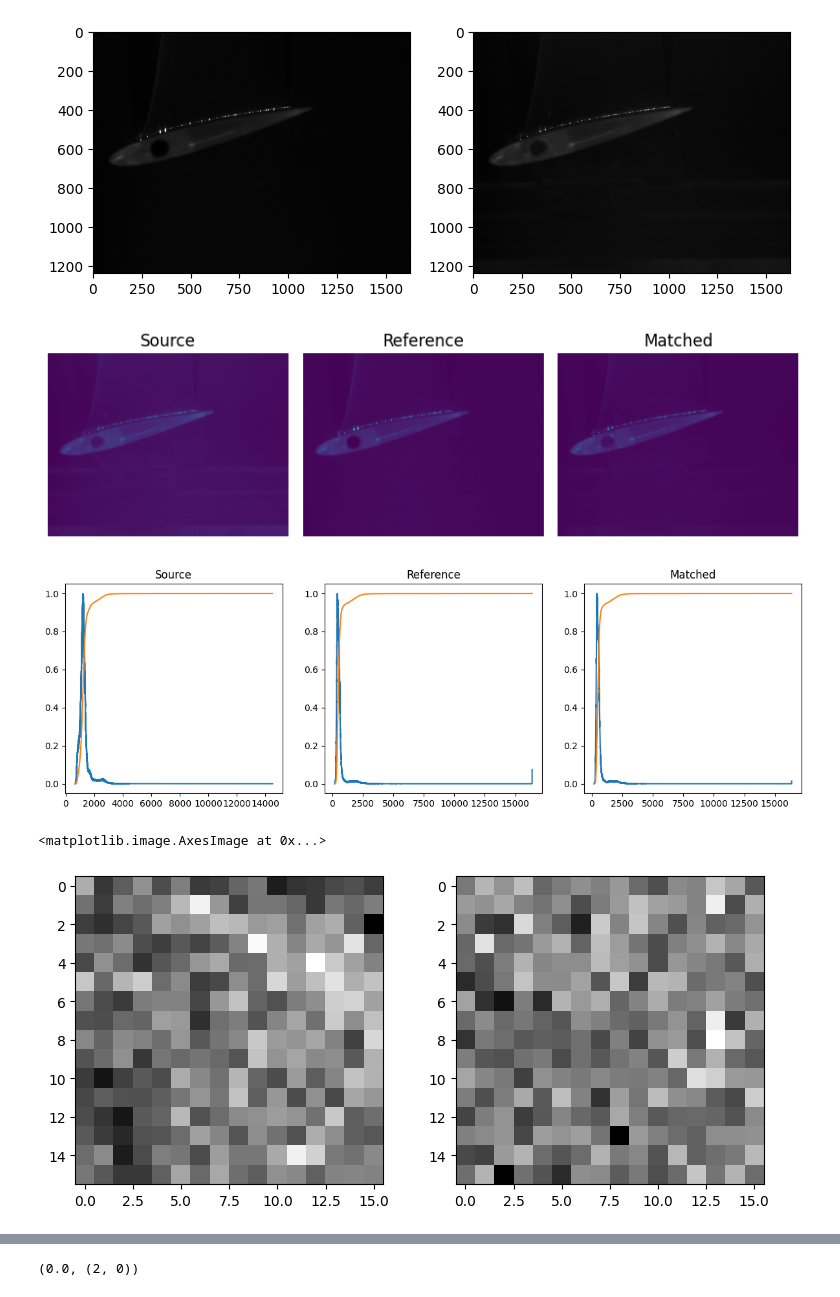
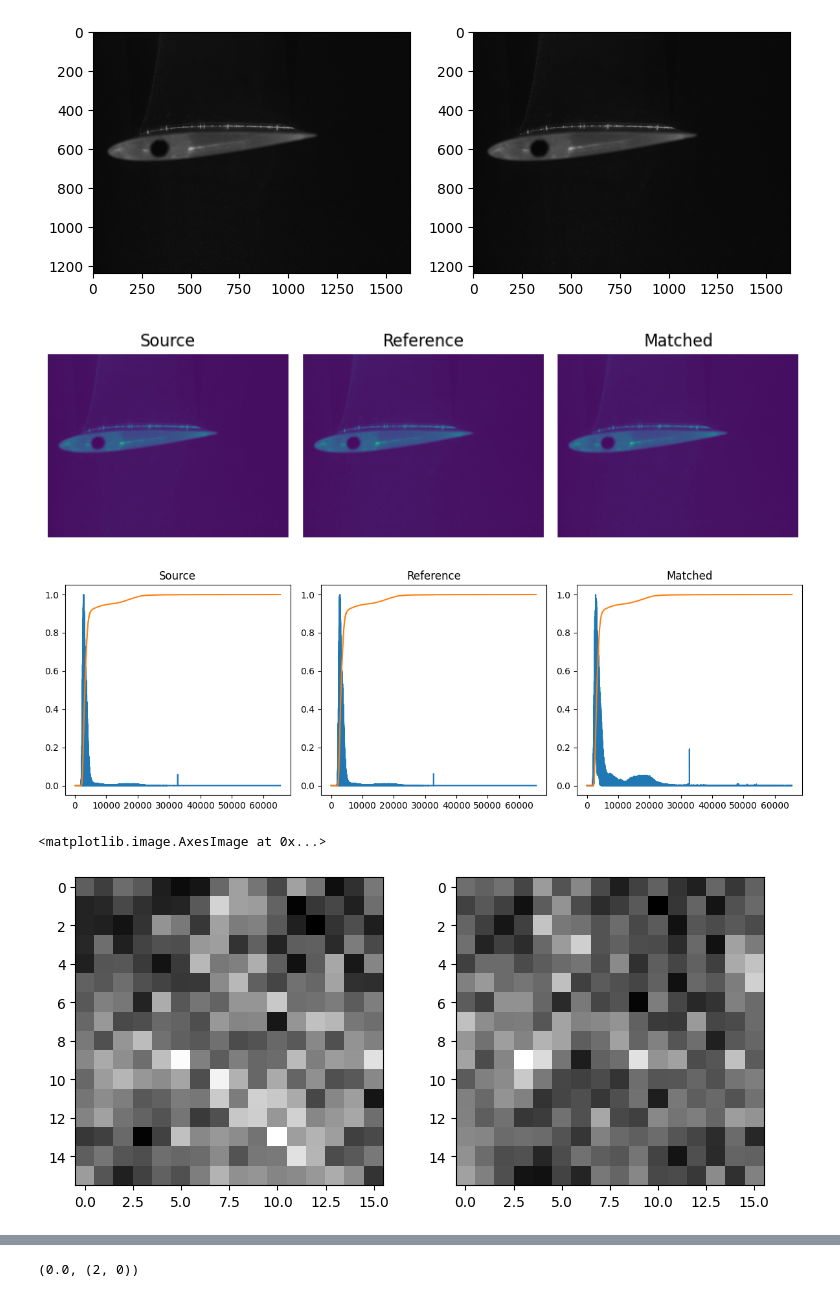
Before and after one commit to msahirs/AE4180_FMT, a Jupyter notebook: piv_code/spiv_sahir.ipynb, the cells around one changed output, grey strips where cells are left out. Drawn from its saved outputs; the diff is of its cells as text; code cells hidden in the pictures.

```diff
--- a/piv_code/spiv_sahir.ipynb
+++ b/piv_code/spiv_sahir.ipynb
@@ -7,20 +8,25 @@ from skimage import exposure
 # %%
-a = imread("../PIV_DATA/15deg/B00001.tif")
-b = imread("../PIV_DATA/15deg/B00001.tif")
-
-a = a[:a.shape[0]//2] * 10
-b = b[b.shape[0]//2+1:] * 10
-
-
+vbuff, vatts = ReadIM.extra.get_Buffer_andAttributeList('../FMT_group05/5deg/B00001.im7')
+v_array, vbuff = ReadIM.extra.buffer_as_array(vbuff)
+del(vbuff)
+# a = imread("../FMT_group05/15deg/B00001.im7")
+# b = imread("../FMT_group05/15deg/B00002.im7")
+a = v_array[0] *10
+# a = a[:a.shape[0]//2] * 10
+# b = b[b.shape[0]//2+1:] * 10
+vbuff, vatts = ReadIM.extra.get_Buffer_andAttributeList('../FMT_group05/5deg/B00002.im7')
+v_array, vbuff = ReadIM.extra.buffer_as_array(vbuff)
+del(vbuff)
+b = v_array[0] * 10
 # a = res.denoise_tv_chambolle(a, weight=0.01, channel_axis=-1)
 # b = res.denoise_tv_chambolle(b, weight=0.01, channel_axis=-1)
 
 fig, axs = plt.subplots(1, 2, figsize=(9, 4))
 axs[0].imshow(a, cmap=plt.cm.gray)
 axs[1].imshow(b, cmap=plt.cm.gray)
 scale = 6e-6 * 81e3
 # %% [output]
-[figure, old version]
+[figure, new version]
 # %%
 reference = a
 image = b
@@ -42,7 +48,7 @@ ax3.set_title('Matched')
 
 plt.tight_layout()
 # %% [output]
-[figure, old version]
+[figure, new version]
 # %%
 fig, axes = plt.subplots(nrows=1, ncols=3, figsize=(12, 4))
 
@@ -60,7 +66,7 @@ axes[2].set_title('Matched')
 plt.tight_layout()
 plt.show()
 # %% [output]
-[figure, old version]
+[figure, new version]
 # %%
 win_size = 16
 
@@ -72,7 +78,7 @@ axs[0].imshow(a_win, cmap=plt.cm.gray)
 axs[1].imshow(b_win, cmap=plt.cm.gray)
 # %% [output]
 <matplotlib.image.AxesImage at 0x...>
-[figure, old version]
+[figure, new version]
 # %%
 fig = plt.imshow(b_win - a_win, cmap=plt.cm.gray)
 plt.title("Without shift")
```
Also changed, not shown: parts of 11 cells of this notebook, 1 other file.
